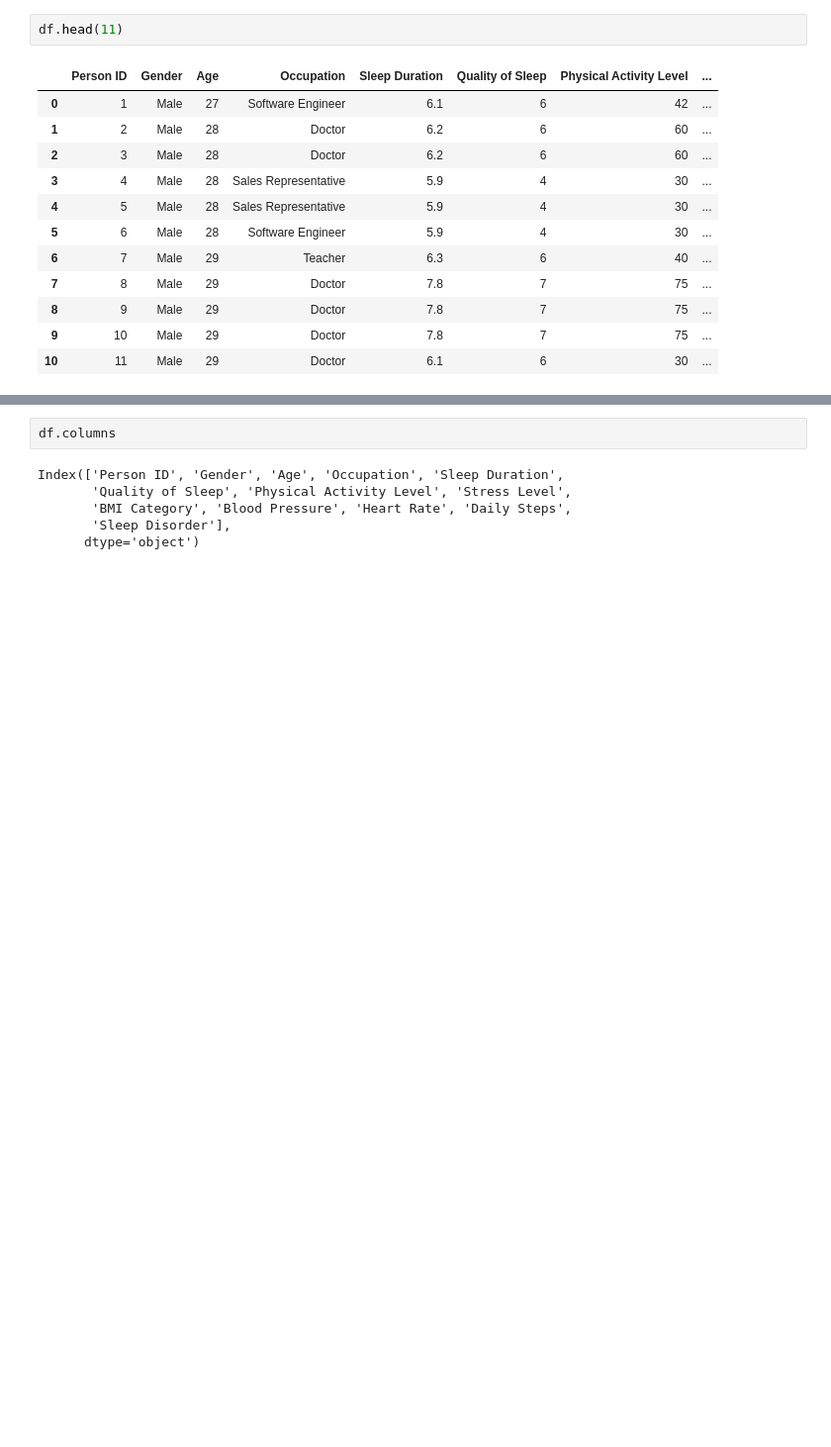
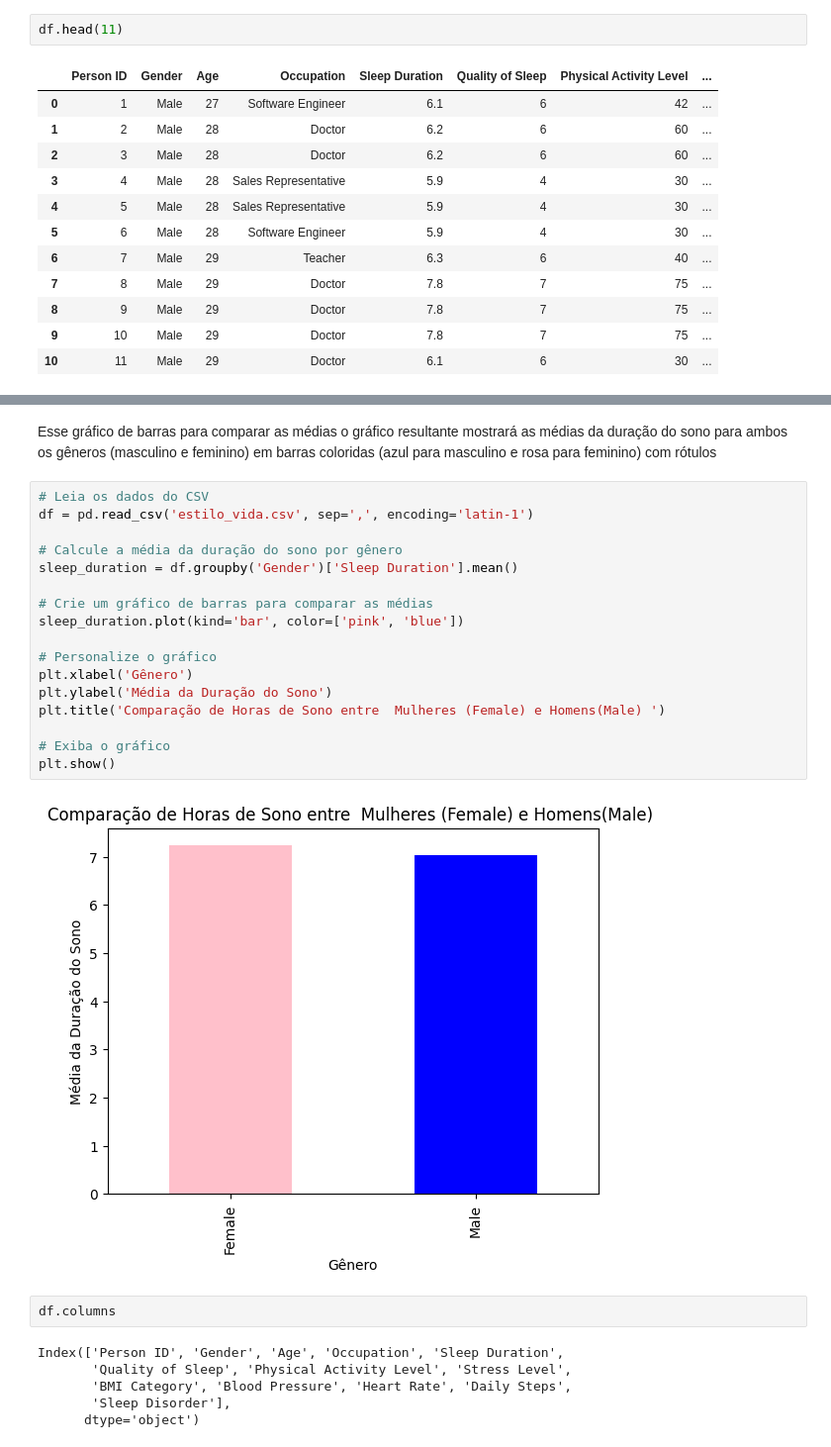
Before and after one commit to reprograma/on26-python-s13-projeto-guiado-II, a Jupyter notebook: exercicios/para-casa/projeto_guiado.ipynb, the cells around one changed output, grey strips where cells are left out. Shown at 99% size. Drawn from its saved outputs; the diff is of its cells as text; blank space fills up the shorter version.

```diff
--- a/exercicios/para-casa/projeto_guiado.ipynb
+++ b/exercicios/para-casa/projeto_guiado.ipynb
@@ -103,3 +202,24 @@ df.head(11)
+# %% [markdown]
+Esse gráfico de barras para comparar as médias o gráfico resultante mostrará as médias da duração do sono para ambos os gêneros (masculino e feminino) em barras coloridas (azul para masculino e rosa para feminino) com rótulos
+# %%
+# Leia os dados do CSV
+df = pd.read_csv('estilo_vida.csv', sep=',', encoding='latin-1')
+
+# Calcule a média da duração do sono por gênero
+sleep_duration = df.groupby('Gender')['Sleep Duration'].mean()
+
+# Crie um gráfico de barras para comparar as médias
+sleep_duration.plot(kind='bar', color=['pink', 'blue'])
+
+# Personalize o gráfico
+plt.xlabel('Gênero')
+plt.ylabel('Média da Duração do Sono')
+plt.title('Comparação de Horas de Sono entre  Mulheres (Female) e Homens(Male) ')
+
+# Exiba o gráfico
+plt.show()
+# %% [output]
+[figure, added]
 # %%
 df.columns
 # %% [output]
```
Also changed, not shown: parts of 10 cells of this notebook, 9 other files.
